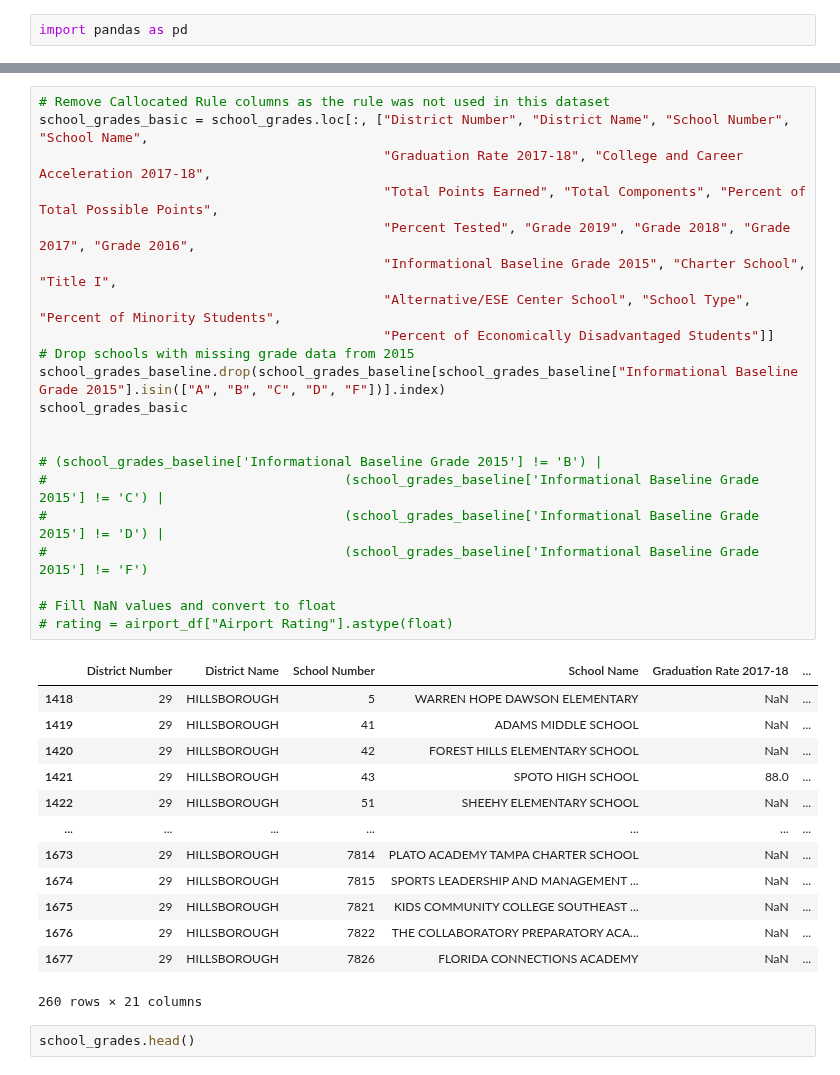
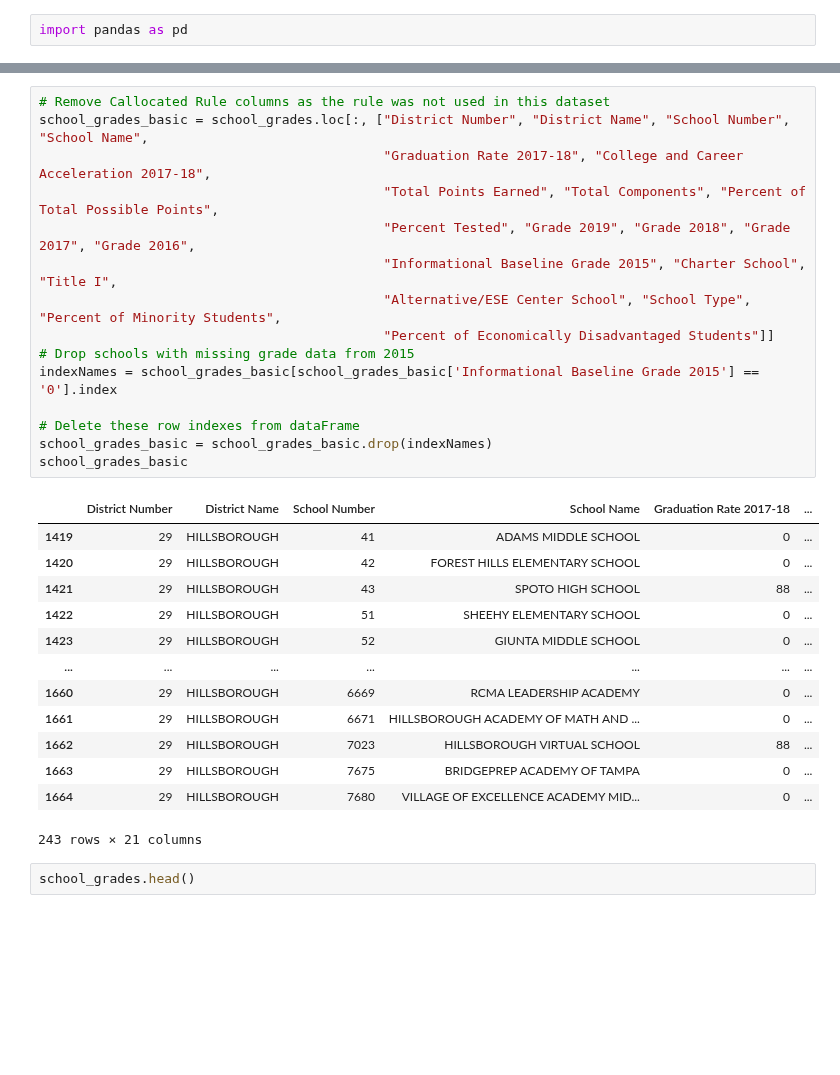
Before and after one commit to gregb23/Project1_Group4, a Jupyter notebook: KS/school_grades.ipynb, the cells around one changed output, grey strips where cells are left out. Cells and saved outputs as stored; diff of their text form; blank space fills up the shorter version.

Commit message:
Changed .csv by replacing blank cells with 0, cleaned up basic dataframe by removing schools without 2015 data.

```diff
--- a/KS/school_grades.ipynb
+++ b/KS/school_grades.ipynb
@@ -41,37 +41,31 @@ dtype: int64
 # %%
 # Remove Callocated Rule columns as the rule was not used in this dataset
 school_grades_basic = school_grades.loc[:, ["District Number", "District Name", "School Number", "School Name",
                                             "Graduation Rate 2017-18", "College and Career Acceleration 2017-18",
                                             "Total Points Earned", "Total Components", "Percent of Total Possible Points",
                                             "Percent Tested", "Grade 2019", "Grade 2018", "Grade 2017", "Grade 2016",
                                             "Informational Baseline Grade 2015", "Charter School", "Title I",
                                             "Alternative/ESE Center School", "School Type", "Percent of Minority Students",
                                             "Percent of Economically Disadvantaged Students"]]
 # Drop schools with missing grade data from 2015
-school_grades_baseline.drop(school_grades_baseline[school_grades_baseline["Informational Baseline Grade 2015"].isin(["A", "B", "C", "D", "F"])].index)
+indexNames = school_grades_basic[school_grades_basic['Informational Baseline Grade 2015'] == '0'].index
+
+# Delete these row indexes from dataFrame
+school_grades_basic = school_grades_basic.drop(indexNames)
 school_grades_basic
-
-
-# (school_grades_baseline['Informational Baseline Grade 2015'] != 'B') |
-#                                      (school_grades_baseline['Informational Baseline Grade 2015'] != 'C') |
-#                                      (school_grades_baseline['Informational Baseline Grade 2015'] != 'D') |
-#                                      (school_grades_baseline['Informational Baseline Grade 2015'] != 'F')
-
-# Fill NaN values and convert to float
-# rating = airport_df["Airport Rating"].astype(float)
 # %% [output]
 |  | District Number | District Name | School Number | School Name | Graduation Rate 2017-18 | ... |
-| 1418 | 29 | HILLSBOROUGH | 5 | WARREN HOPE DAWSON ELEMENTARY | NaN | ... |
-| 1419 | 29 | HILLSBOROUGH | 41 | ADAMS MIDDLE SCHOOL | NaN | ... |
-| 1420 | 29 | HILLSBOROUGH | 42 | FOREST HILLS ELEMENTARY SCHOOL | NaN | ... |
-| 1421 | 29 | HILLSBOROUGH | 43 | SPOTO HIGH SCHOOL | 88.0 | ... |
-| 1422 | 29 | HILLSBOROUGH | 51 | SHEEHY ELEMENTARY SCHOOL | NaN | ... |
+| 1419 | 29 | HILLSBOROUGH | 41 | ADAMS MIDDLE SCHOOL | 0 | ... |
+| 1420 | 29 | HILLSBOROUGH | 42 | FOREST HILLS ELEMENTARY SCHOOL | 0 | ... |
+| 1421 | 29 | HILLSBOROUGH | 43 | SPOTO HIGH SCHOOL | 88 | ... |
+| 1422 | 29 | HILLSBOROUGH | 51 | SHEEHY ELEMENTARY SCHOOL | 0 | ... |
+| 1423 | 29 | HILLSBOROUGH | 52 | GIUNTA MIDDLE SCHOOL | 0 | ... |
 | ... | ... | ... | ... | ... | ... | ... |
-| 1673 | 29 | HILLSBOROUGH | 7814 | PLATO ACADEMY TAMPA CHARTER SCHOOL | NaN | ... |
-| 1674 | 29 | HILLSBOROUGH | 7815 | SPORTS LEADERSHIP AND MANAGEMENT ... | NaN | ... |
-| 1675 | 29 | HILLSBOROUGH | 7821 | KIDS COMMUNITY COLLEGE SOUTHEAST ... | NaN | ... |
-| 1676 | 29 | HILLSBOROUGH | 7822 | THE COLLABORATORY PREPARATORY ACA... | NaN | ... |
-| 1677 | 29 | HILLSBOROUGH | 7826 | FLORIDA CONNECTIONS ACADEMY | NaN | ... |
+| 1660 | 29 | HILLSBOROUGH | 6669 | RCMA LEADERSHIP ACADEMY | 0 | ... |
+| 1661 | 29 | HILLSBOROUGH | 6671 | HILLSBOROUGH ACADEMY OF MATH AND ... | 0 | ... |
+| 1662 | 29 | HILLSBOROUGH | 7023 | HILLSBOROUGH VIRTUAL SCHOOL | 88 | ... |
+| 1663 | 29 | HILLSBOROUGH | 7675 | BRIDGEPREP ACADEMY OF TAMPA | 0 | ... |
+| 1664 | 29 | HILLSBOROUGH | 7680 | VILLAGE OF EXCELLENCE ACADEMY MID... | 0 | ... |
-260 rows × 21 columns
+243 rows × 21 columns
 # %%
 school_grades.head()
```
Also changed, not shown: parts of 2 cells of this notebook, 1 other file.
